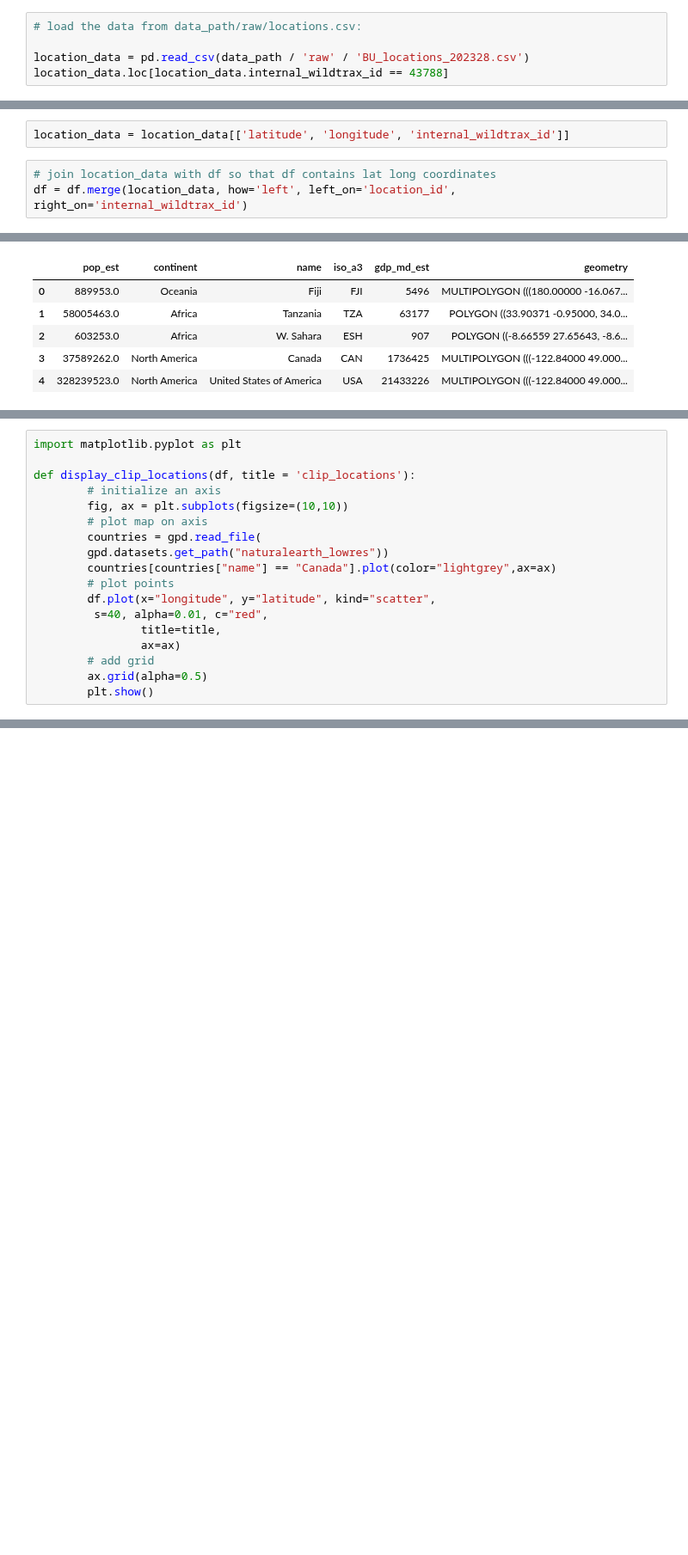
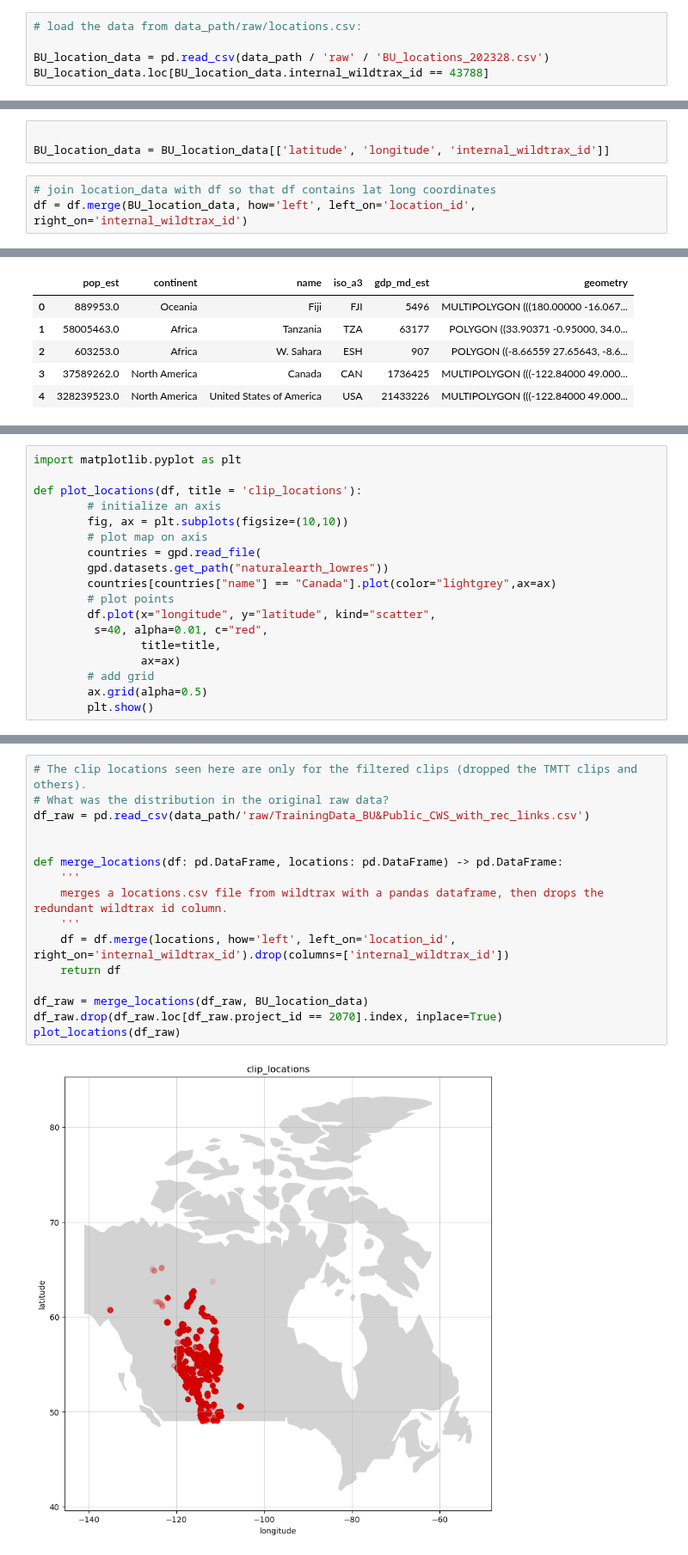
Before and after one commit to Mgallimore88/osfl_cnn_recognizer, a Jupyter notebook: notebooks/exploratory_nbs/1.9-mjg-osfl-eda-generate-location-plots.ipynb, the cells around one changed output, grey strips where cells are left out. Shown at 86% size. Saved outputs shown, nothing was run; the diff lists cells and outputs as text; blank space fills up the shorter version.

```diff
--- a/notebooks/exploratory_nbs/1.9-mjg-osfl-eda-generate-location-plots.ipynb
+++ b/notebooks/exploratory_nbs/1.9-mjg-osfl-eda-generate-location-plots.ipynb
@@ -55,8 +90,8 @@ Name: count, Length: 12871, dtype: int64
 # %%
 # load the data from data_path/raw/locations.csv:
 
-location_data = pd.read_csv(data_path / 'raw' / 'BU_locations_202328.csv')
-location_data.loc[location_data.internal_wildtrax_id == 43788]
+BU_location_data = pd.read_csv(data_path / 'raw' / 'BU_locations_202328.csv')
+BU_location_data.loc[BU_location_data.internal_wildtrax_id == 43788]
 # %% [output]
 |  | location | latitude | longitude | elevationMeters | bufferRadiusMeters | isHidden | trueCoordinates | ... |
 | 16864 | y-31-333-ne | 55.90333 | -110.557684 | NaN | NaN | Visible | t | ... |
@@ -64,10 +99,11 @@ location_data.loc[location_data.internal_wildtrax_id == 43788]
 It looks as though the internal_wildtrax_id in BU_locations and the location_id in training data csv are the same.
 Join the tables together so that each item in the dataset also gets a lat long.
 # %%
-location_data = location_data[['latitude', 'longitude', 'internal_wildtrax_id']]
+
+BU_location_data = BU_location_data[['latitude', 'longitude', 'internal_wildtrax_id']]
 # %%
 # join location_data with df so that df contains lat long coordinates
-df = df.merge(location_data, how='left', left_on='location_id', right_on='internal_wildtrax_id')
+df = df.merge(BU_location_data, how='left', left_on='location_id', right_on='internal_wildtrax_id')
 # %%
 df.head(2)
 # %% [output]
@@ -198,7 +194,7 @@ countries[countries.name=='Canada'].plot(color='lightgrey', edgecolor='black')
 # %%
 import matplotlib.pyplot as plt
 
-def display_clip_locations(df, title = 'clip_locations'):
+def plot_locations(df, title = 'clip_locations'):
         # initialize an axis
         fig, ax = plt.subplots(figsize=(10,10))
         # plot map on axis
@@ -257,0 +223,18 @@ def display_clip_locations(df, title = 'clip_locations'):
+# %%
+# The clip locations seen here are only for the filtered clips (dropped the TMTT clips and others).
+# What was the distribution in the original raw data?
+df_raw = pd.read_csv(data_path/'raw/TrainingData_BU&Public_CWS_with_rec_links.csv')
+
+
+def merge_locations(df: pd.DataFrame, locations: pd.DataFrame) -> pd.DataFrame:
+    '''
+    merges a locations.csv file from wildtrax with a pandas dataframe, then drops the redundant wildtrax id column.
+    '''
+    df = df.merge(locations, how='left', left_on='location_id', right_on='internal_wildtrax_id').drop(columns=['internal_wildtrax_id'])
+    return df
+
+df_raw = merge_locations(df_raw, BU_location_data)
+df_raw.drop(df_raw.loc[df_raw.project_id == 2070].index, inplace=True)
+plot_locations(df_raw)
+# %% [output]
+[figure, added]
```
Also changed, not shown: parts of 24 cells of this notebook, 2 other files.
